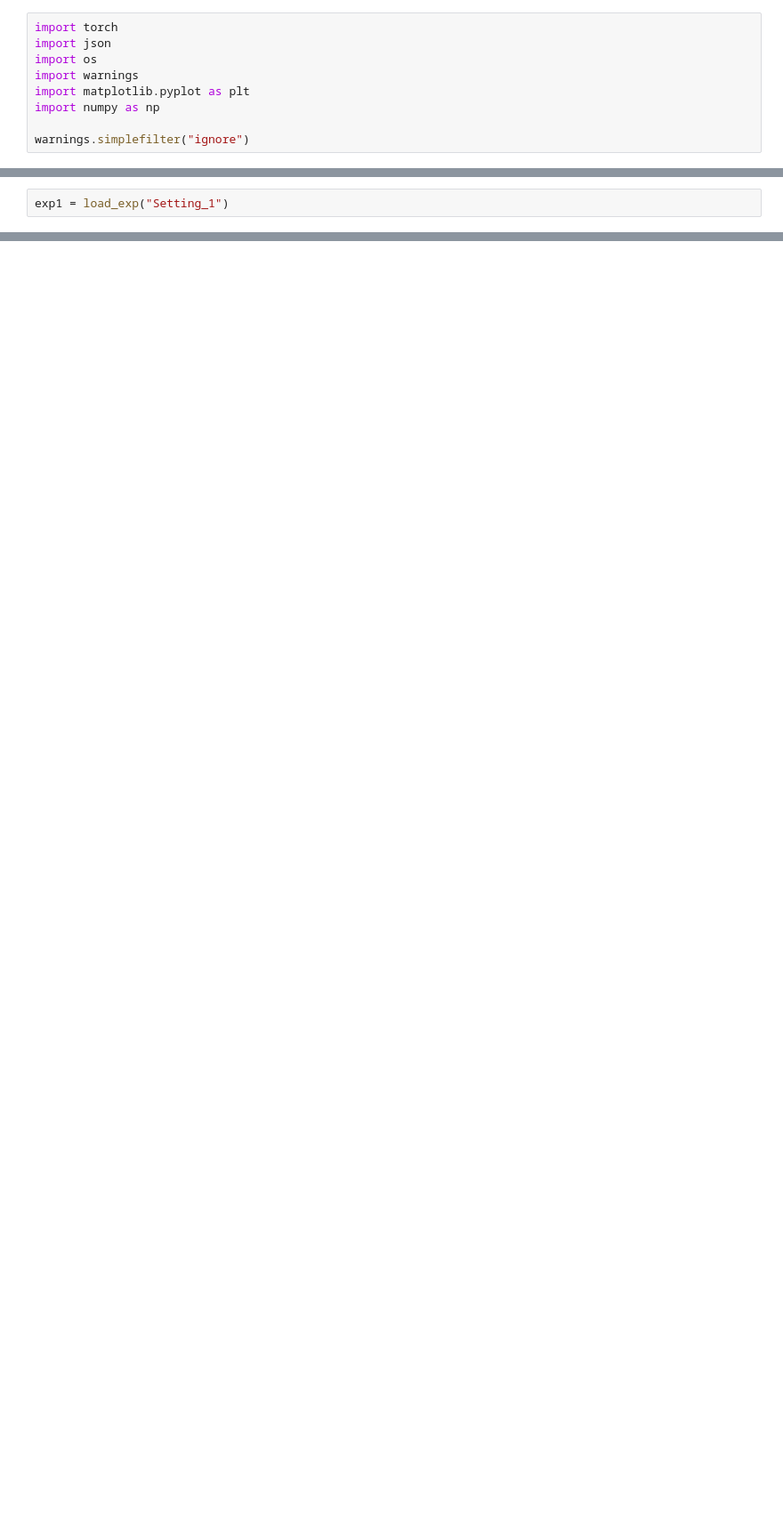
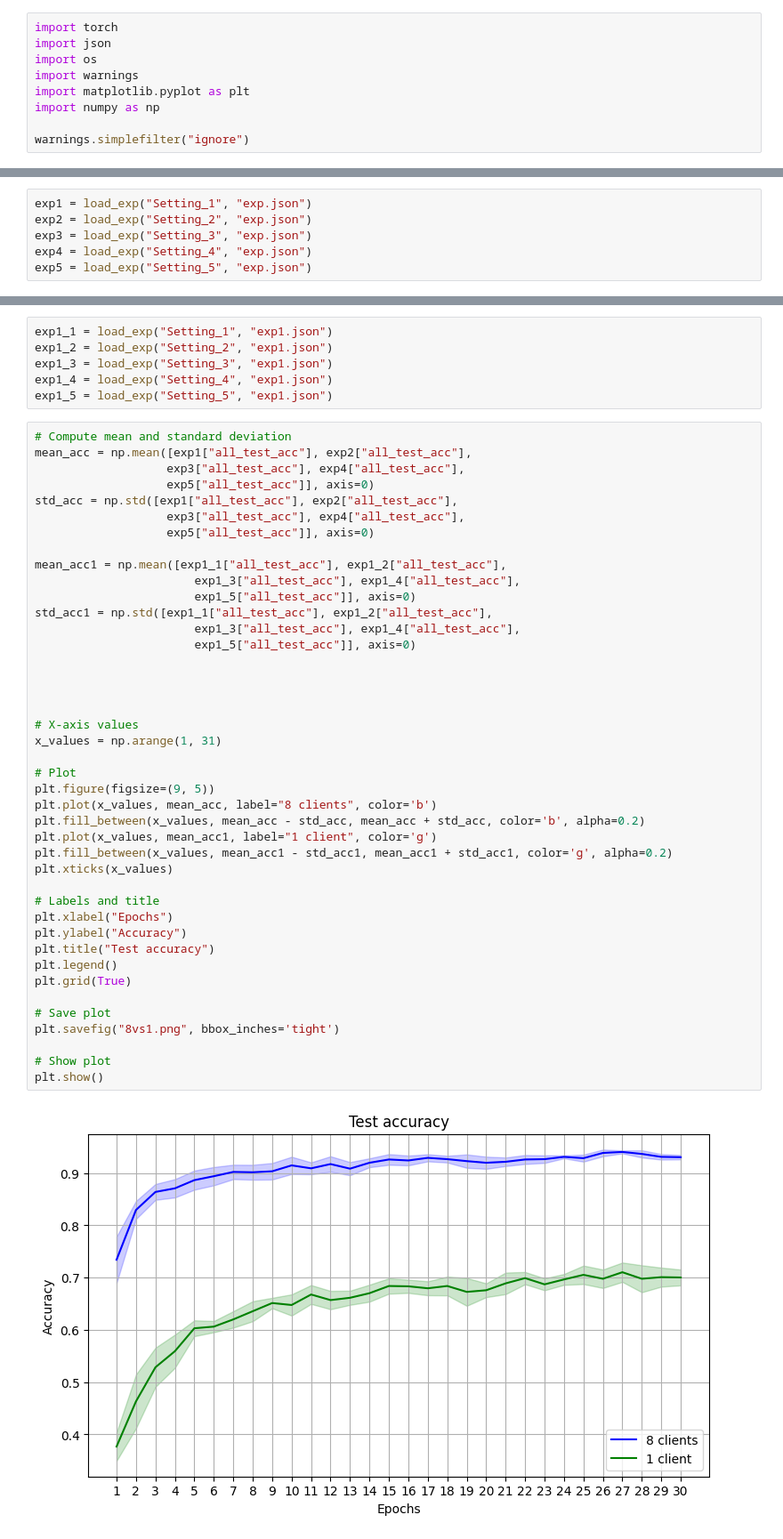
Before and after one commit to roccobb/VQFL, a Jupyter notebook: nb/compare_exps.ipynb, the cells around one changed output, grey strips where cells are left out. Shown at 89% size. Cells and saved outputs as stored; diff of their text form; blank space fills up the shorter version.

Commit message:
Updated nb to compare exps and extract paper plots

```diff
--- a/nb/compare_exps.ipynb
+++ b/nb/compare_exps.ipynb
@@ -31,3 +31,7 @@ def load_exp(setting):
     }
 # %%
-exp1 = load_exp("Setting_1")
+exp1 = load_exp("Setting_1", "exp.json")
+exp2 = load_exp("Setting_2", "exp.json")
+exp3 = load_exp("Setting_3", "exp.json")
+exp4 = load_exp("Setting_4", "exp.json")
+exp5 = load_exp("Setting_5", "exp.json")
@@ -51,0 +38,50 @@ plt.show()
+# %%
+exp1_1 = load_exp("Setting_1", "exp1.json")
+exp1_2 = load_exp("Setting_2", "exp1.json")
+exp1_3 = load_exp("Setting_3", "exp1.json")
+exp1_4 = load_exp("Setting_4", "exp1.json")
+exp1_5 = load_exp("Setting_5", "exp1.json")
+# %%
+# Compute mean and standard deviation
+mean_acc = np.mean([exp1["all_test_acc"], exp2["all_test_acc"],
+                   exp3["all_test_acc"], exp4["all_test_acc"],
+                   exp5["all_test_acc"]], axis=0)
+std_acc = np.std([exp1["all_test_acc"], exp2["all_test_acc"],
+                   exp3["all_test_acc"], exp4["all_test_acc"],
+                   exp5["all_test_acc"]], axis=0)
+
+mean_acc1 = np.mean([exp1_1["all_test_acc"], exp1_2["all_test_acc"],
+                       exp1_3["all_test_acc"], exp1_4["all_test_acc"],
+                       exp1_5["all_test_acc"]], axis=0)
+std_acc1 = np.std([exp1_1["all_test_acc"], exp1_2["all_test_acc"],
+                       exp1_3["all_test_acc"], exp1_4["all_test_acc"],
+                       exp1_5["all_test_acc"]], axis=0)
+
+
+
+
+# X-axis values
+x_values = np.arange(1, 31)
+
+# Plot
+plt.figure(figsize=(9, 5))
+plt.plot(x_values, mean_acc, label="8 clients", color='b')
+plt.fill_between(x_values, mean_acc - std_acc, mean_acc + std_acc, color='b', alpha=0.2)
+plt.plot(x_values, mean_acc1, label="1 client", color='g')
+plt.fill_between(x_values, mean_acc1 - std_acc1, mean_acc1 + std_acc1, color='g', alpha=0.2)
+plt.xticks(x_values)
+
+# Labels and title
+plt.xlabel("Epochs")
+plt.ylabel("Accuracy")
+plt.title("Test accuracy")
+plt.legend()
+plt.grid(True)
+
+# Save plot
+plt.savefig("8vs1.png", bbox_inches='tight')
+
+# Show plot
+plt.show()
+# %% [output]
+[figure, added]
```
Also changed, not shown: parts of 5 cells of this notebook.
